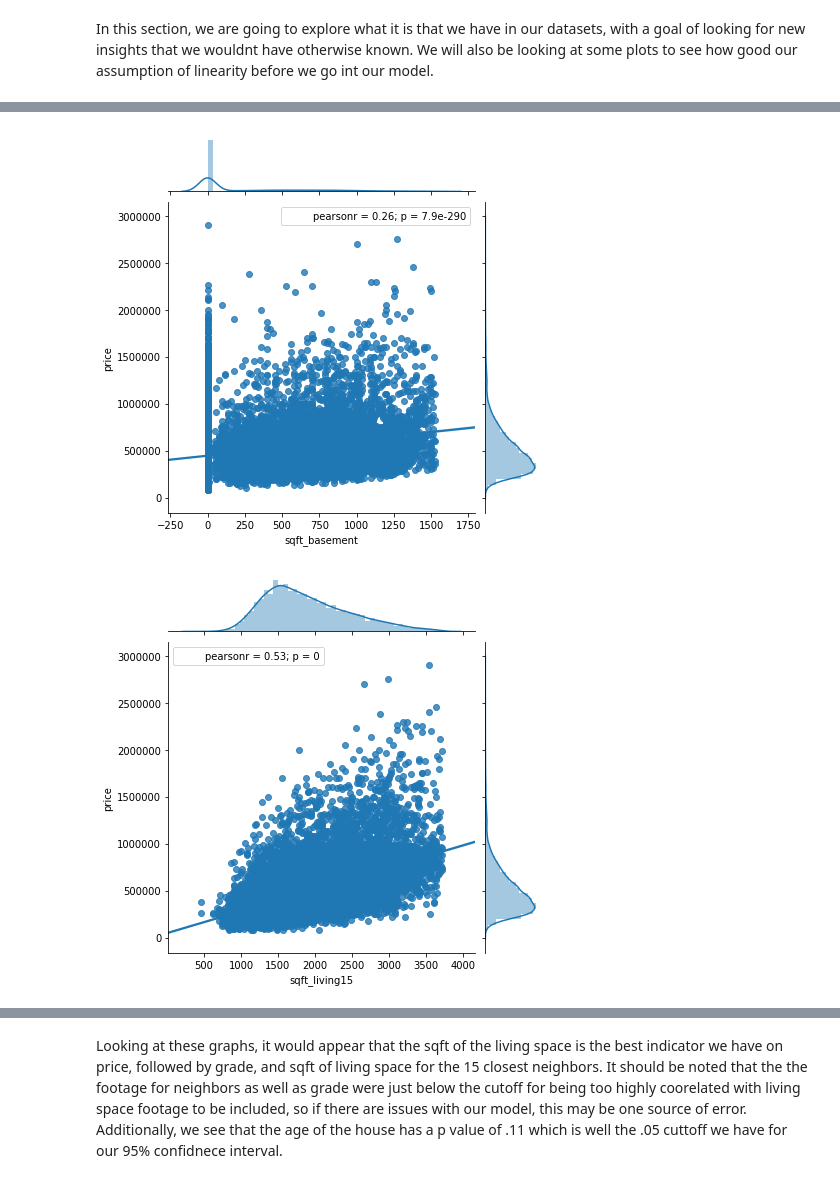
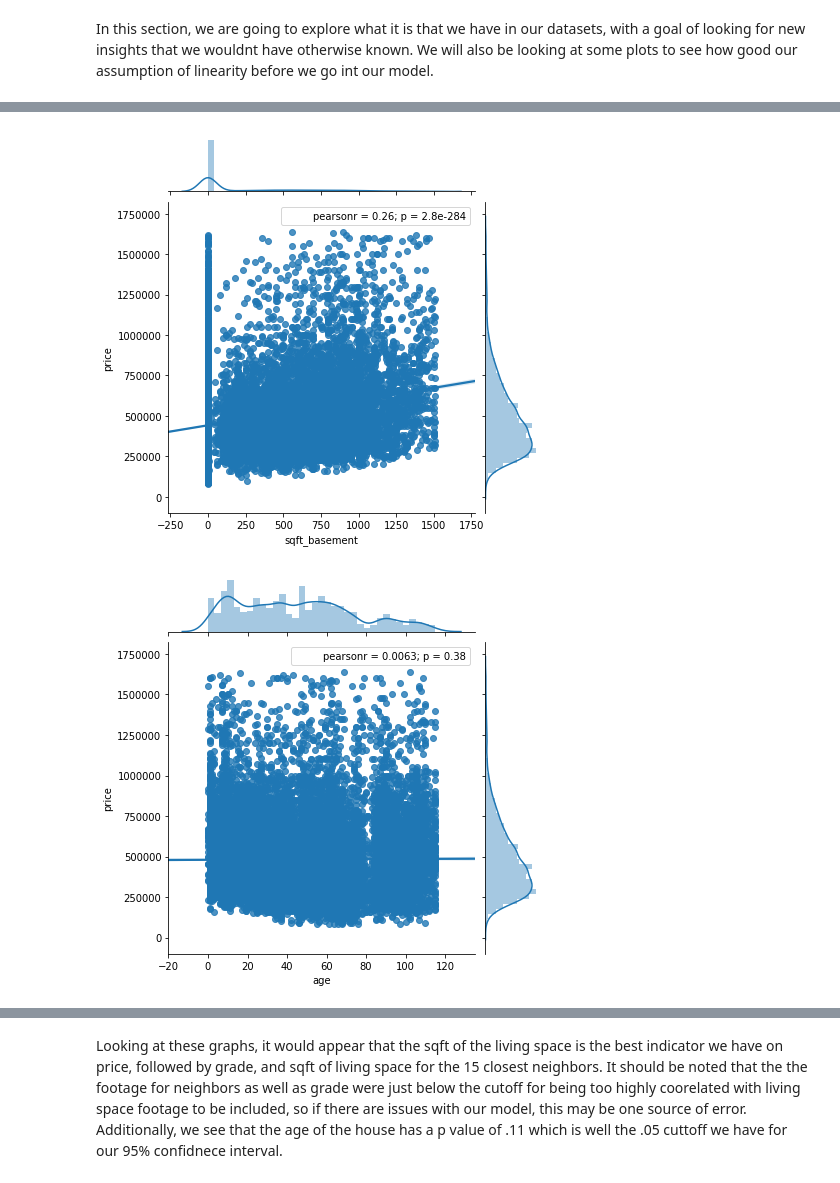
Before and after one commit to yshp57/dsc-1-final-project-online-ds-pt-100118, a Jupyter notebook: student.ipynb, the cells around one changed output, grey strips where cells are left out. Drawn from its saved outputs; the diff is of its cells as text; code cells hidden in the pictures.

```diff
--- a/student.ipynb
+++ b/student.ipynb
@@ -152,0 +149,6 @@ df = df.drop(columns='date')
+# %%
+month = []
+for date in df.date:
+    month.append(date.month)
+df['month'] = month
+df['month'] = df['month'].astype('category')
@@ -364,7 +372,7 @@ dtype: int64
 # %% [markdown]
 We will first remove any data points that are outside the range of 3 standard deviations from the mean from some of our numeric variables. These outliers would skew our data and give us a higher kurtosis, two things we do not want for our model.
 # %%
-num_var =['bedrooms', 'bathrooms', 'sqft_living', 'sqft_lot', 'floors', 'condition', 'grade',
+num_var =['price', 'bedrooms', 'bathrooms', 'sqft_living', 'sqft_lot', 'floors', 'condition', 'grade',
           'sqft_above', 'sqft_basement', 'sqft_lot15', 'sqft_living15', 'age']
 
 for var in num_var:
@@ -429,9 +437,9 @@ sqft_living has a coorelation of over .75 with the sqft above ground, while the
 # %%
-df = df.drop(columns= ['sqft_above', 'sqft_lot15'])
+df = df.drop(columns= ['sqft_above', 'sqft_lot15', 'sqft_living15'])
 # %%
 #We must change any categorical variables into dummy variables
 df2 = df
-df2 = pd.get_dummies(df2, drop_first=True)
+df2 = pd.get_dummies(df2, drop_first=False)
 # %%
 df2.info()
 # %% [output]
@@ -481,7 +469,7 @@ import warnings
 warnings.filterwarnings("ignore")
 # %%
 cols= ['bedrooms', 'bathrooms', 'sqft_living', 'sqft_lot', 'floors', 'waterfront', 'view', 'condition',
-       'grade', 'sqft_basement', 'sqft_living15', 'age']
+       'grade', 'sqft_basement', 'age']
 for col in cols:
     sns.jointplot(x=col, y='price', data=df2, kind='reg')
 # %% [output]
@@ -497,2 +485,2 @@ for col in cols:
-[figure, old version]
+[figure, new version]
-[figure, old version]
+[figure, new version]
```
Also changed, not shown: parts of 76 cells of this notebook, 3 other files.
